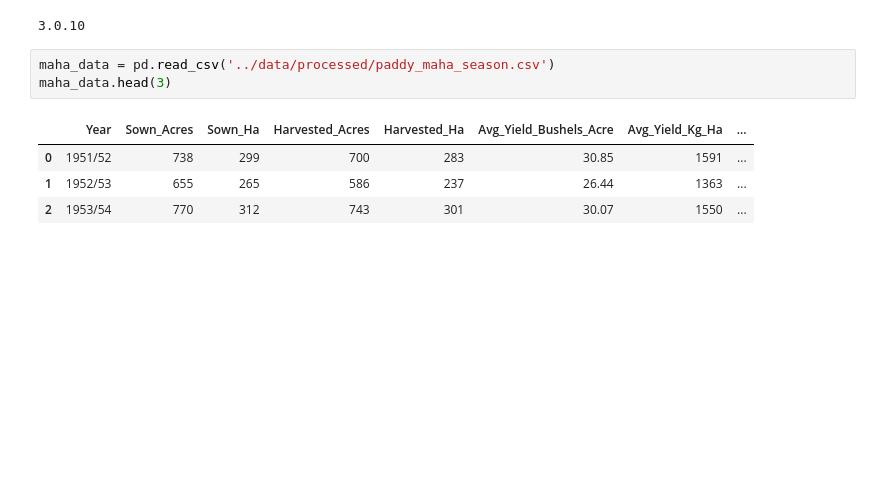
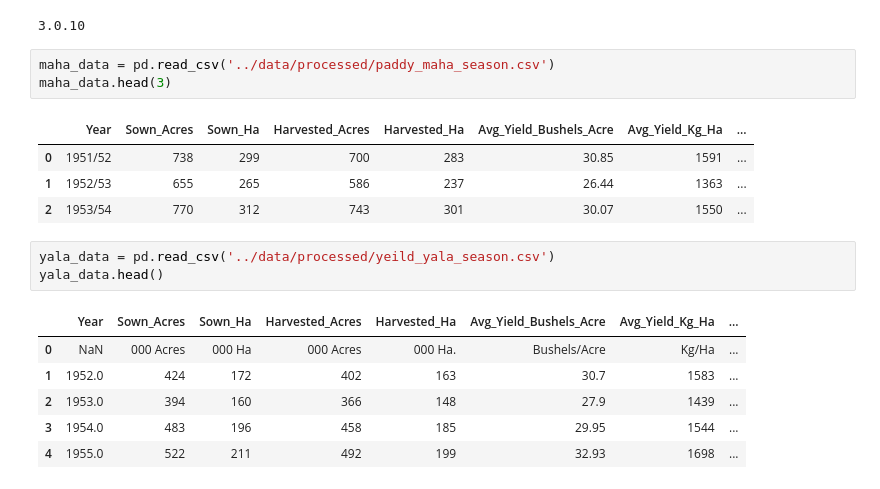
Before and after one commit to vishwani014/Sri-Lankan-Crop-Yield-Predictor, a Jupyter notebook: notebooks/preprocess.ipynb, the cells around one changed output. Drawn from its saved outputs; the diff is of its cells as text; blank space fills up the shorter version.

Commit message:
combined two seasons yield data

```diff
--- a/notebooks/preprocess.ipynb
+++ b/notebooks/preprocess.ipynb
@@ -116,3 +116,13 @@ maha_data.head(3)
 | 0 | 1951/52 | 738 | 299 | 700 | 283 | 30.85 | 1591 | ... |
 | 1 | 1952/53 | 655 | 265 | 586 | 237 | 26.44 | 1363 | ... |
 | 2 | 1953/54 | 770 | 312 | 743 | 301 | 30.07 | 1550 | ... |
+# %%
+yala_data = pd.read_csv('../data/processed/yeild_yala_season.csv')
+yala_data.head()
+# %% [output]
+|  | Year | Sown_Acres | Sown_Ha | Harvested_Acres | Harvested_Ha | Avg_Yield_Bushels_Acre | Avg_Yield_Kg_Ha | ... |
+| 0 | NaN | 000 Acres | 000 Ha | 000 Acres | 000 Ha. | Bushels/Acre | Kg/Ha | ... |
+| 1 | 1952.0 | 424 | 172 | 402 | 163 | 30.7 | 1583 | ... |
+| 2 | 1953.0 | 394 | 160 | 366 | 148 | 27.9 | 1439 | ... |
+| 3 | 1954.0 | 483 | 196 | 458 | 185 | 29.95 | 1544 | ... |
+| 4 | 1955.0 | 522 | 211 | 492 | 199 | 32.93 | 1698 | ... |
```
Also changed, not shown: parts of 1 cell of this notebook, 3 other files.
